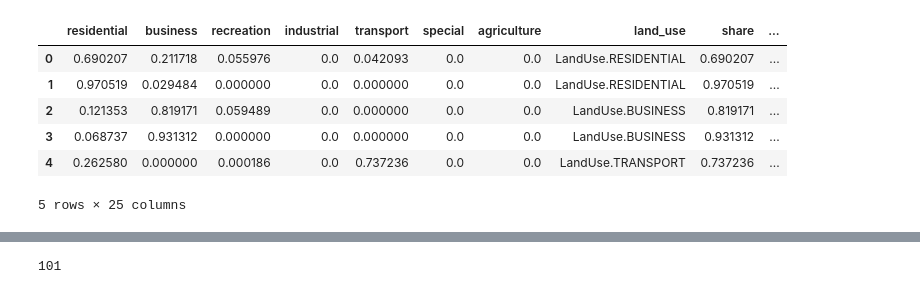
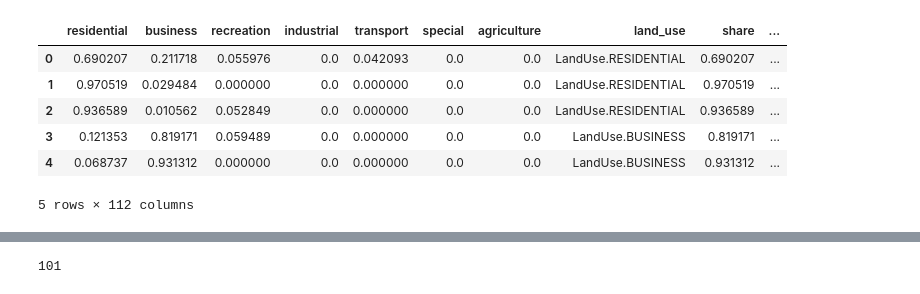
Before and after one commit to Mvin8/Urbanomy, a Jupyter notebook: examples/llm_test.ipynb, the cells around one changed output, grey strips where cells are left out. Cells and saved outputs as stored; diff of their text form; code cells hidden in the pictures.

```diff
--- a/examples/llm_test.ipynb
+++ b/examples/llm_test.ipynb
@@ -1,31 +1,32 @@
 # %%
 import os
 import geopandas as gpd
 from dotenv import load_dotenv
 from langchain_openai import ChatOpenAI
 os.environ["PATH"] = f"/opt/homebrew/bin:{os.environ['PATH']}"
 
 load_dotenv()
 
 llm = ChatOpenAI(
     model=os.getenv("CHAT_MODEL"),
     base_url=os.getenv("BASE_URL") + "/v1",
     temperature=float(os.getenv("TEMPERATURE", "0")),
     api_key=os.getenv("OPENAI_API_KEY") or "dummy",
 )
 
 import geopandas as gpd
 
-baseline_blocks = gpd.read_file('./data/gatchina/blocks_clean_gatchina.geojson')
+# baseline_blocks = gpd.read_file('./data/gatchina/blocks_clean_gatchina.geojson')
+baseline_blocks = gpd.read_file('./data/gatchina/blocks_agg_with_indicators.geojson')
 baseline_blocks.head()
 # %% [output]
 |  | residential | business | recreation | industrial | transport | special | agriculture | land_use | share | ... |
 | 0 | 0.690207 | 0.211718 | 0.055976 | 0.0 | 0.042093 | 0.0 | 0.0 | LandUse.RESIDENTIAL | 0.690207 | ... |
 | 1 | 0.970519 | 0.029484 | 0.000000 | 0.0 | 0.000000 | 0.0 | 0.0 | LandUse.RESIDENTIAL | 0.970519 | ... |
-| 2 | 0.121353 | 0.819171 | 0.059489 | 0.0 | 0.000000 | 0.0 | 0.0 | LandUse.BUSINESS | 0.819171 | ... |
-| 3 | 0.068737 | 0.931312 | 0.000000 | 0.0 | 0.000000 | 0.0 | 0.0 | LandUse.BUSINESS | 0.931312 | ... |
-| 4 | 0.262580 | 0.000000 | 0.000186 | 0.0 | 0.737236 | 0.0 | 0.0 | LandUse.TRANSPORT | 0.737236 | ... |
+| 2 | 0.936589 | 0.010562 | 0.052849 | 0.0 | 0.000000 | 0.0 | 0.0 | LandUse.RESIDENTIAL | 0.936589 | ... |
+| 3 | 0.121353 | 0.819171 | 0.059489 | 0.0 | 0.000000 | 0.0 | 0.0 | LandUse.BUSINESS | 0.819171 | ... |
+| 4 | 0.068737 | 0.931312 | 0.000000 | 0.0 | 0.000000 | 0.0 | 0.0 | LandUse.BUSINESS | 0.931312 | ... |
-5 rows × 25 columns
+5 rows × 112 columns
 # %%
 import sys
 from pathlib import Path
```
Also changed, not shown: parts of 8 cells of this notebook, 20 other files.
